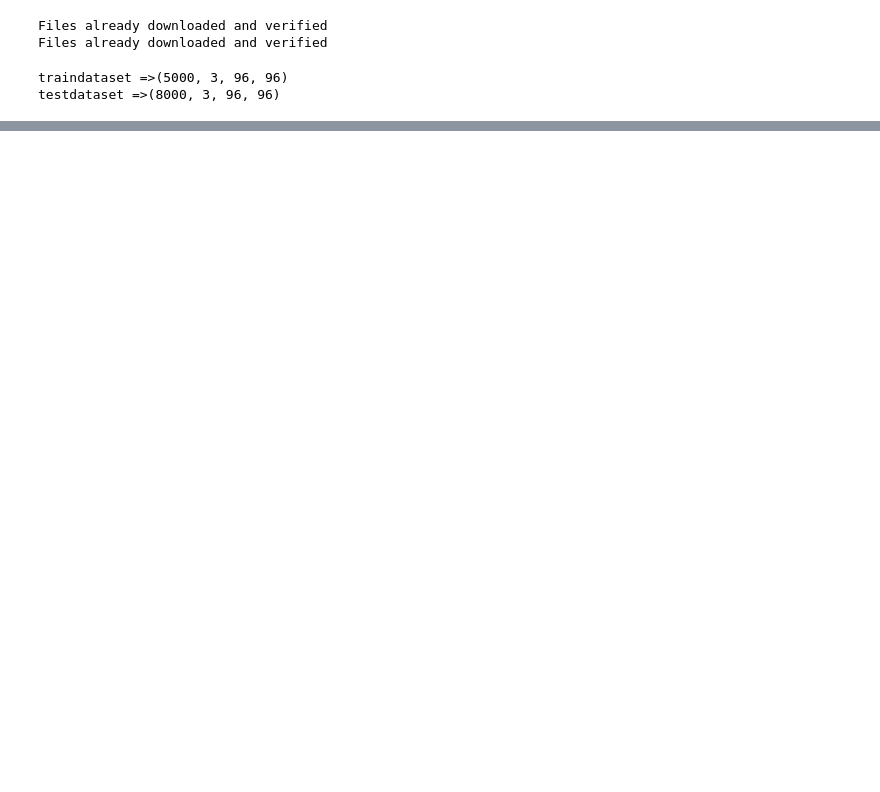
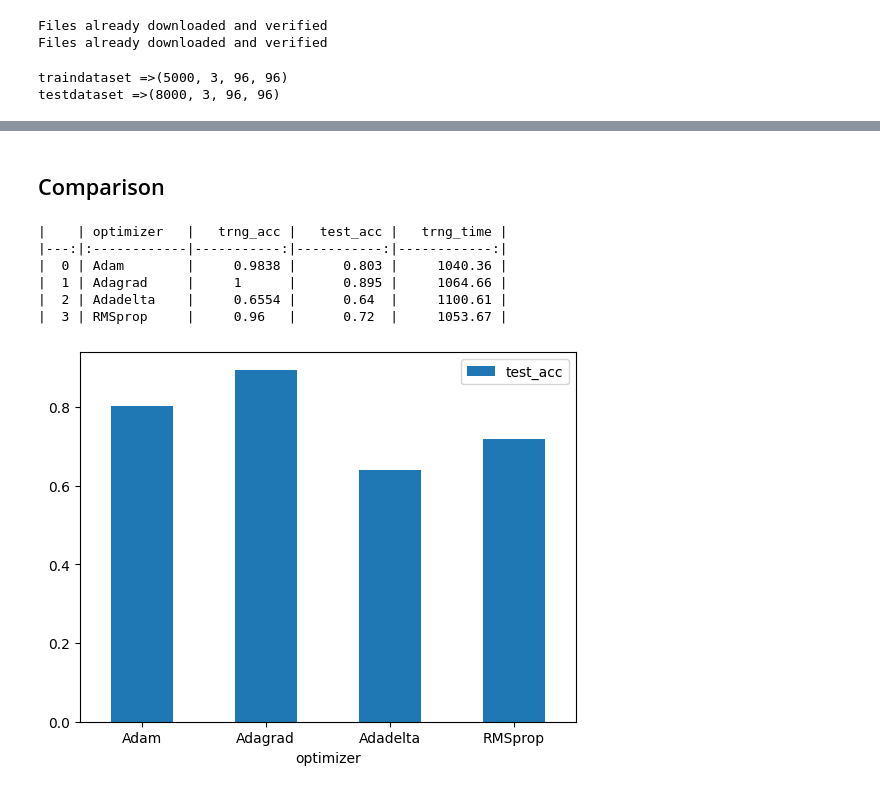
Before and after one commit to debonil/dlops-23, a Jupyter notebook: M21AIE225_Lab_Assignment_3.ipynb, the cells around one changed output, grey strips where cells are left out. Saved outputs shown, nothing was run; the diff lists cells and outputs as text; code cells hidden in the pictures; blank space fills up the shorter version.

```diff
--- a/M21AIE225_Lab_Assignment_3.ipynb
+++ b/M21AIE225_Lab_Assignment_3.ipynb
@@ -220,0 +222,22 @@ Classwise Accuracy Score:
+# %% [markdown]
+## Comparison
+# %%
+import pandas as pd
+
+df = pd.DataFrame()
+df['optimizer']=selected_optimizers_names
+df['trng_acc']=trng_acc_list
+df['test_acc']=test_acc_list
+df['trng_time']=trng_time_list
+print(df.to_markdown())
+# %% [output]
+|    | optimizer   |   trng_acc |   test_acc |   trng_time |
+|---:|:------------|-----------:|-----------:|------------:|
+|  0 | Adam        |     0.9838 |      0.803 |     1040.36 |
+|  1 | Adagrad     |     1      |      0.895 |     1064.66 |
+|  2 | Adadelta    |     0.6554 |      0.64  |     1100.61 |
+|  3 | RMSprop     |     0.96   |      0.72  |     1053.67 |
+# %%
+ax = df.plot(x="optimizer", y=["test_acc"], kind="bar", rot=0,) #, "trng_acc", "trng_time"
+# %% [output]
+[figure, added]
```
Also changed, not shown: parts of 4 cells of this notebook.
